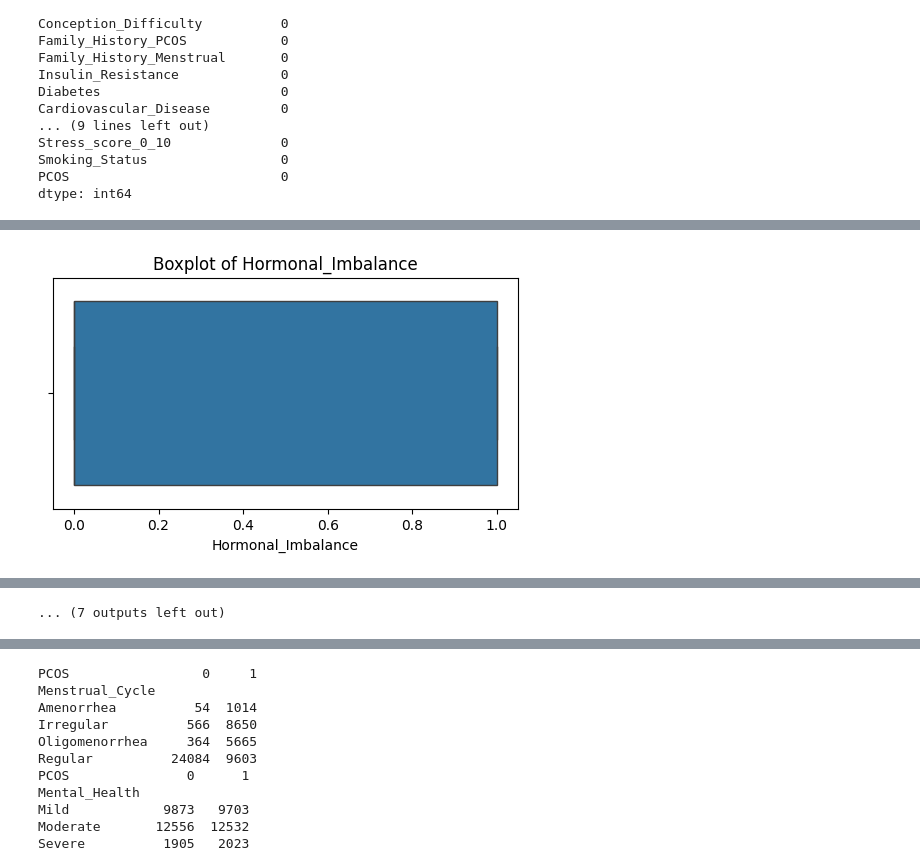
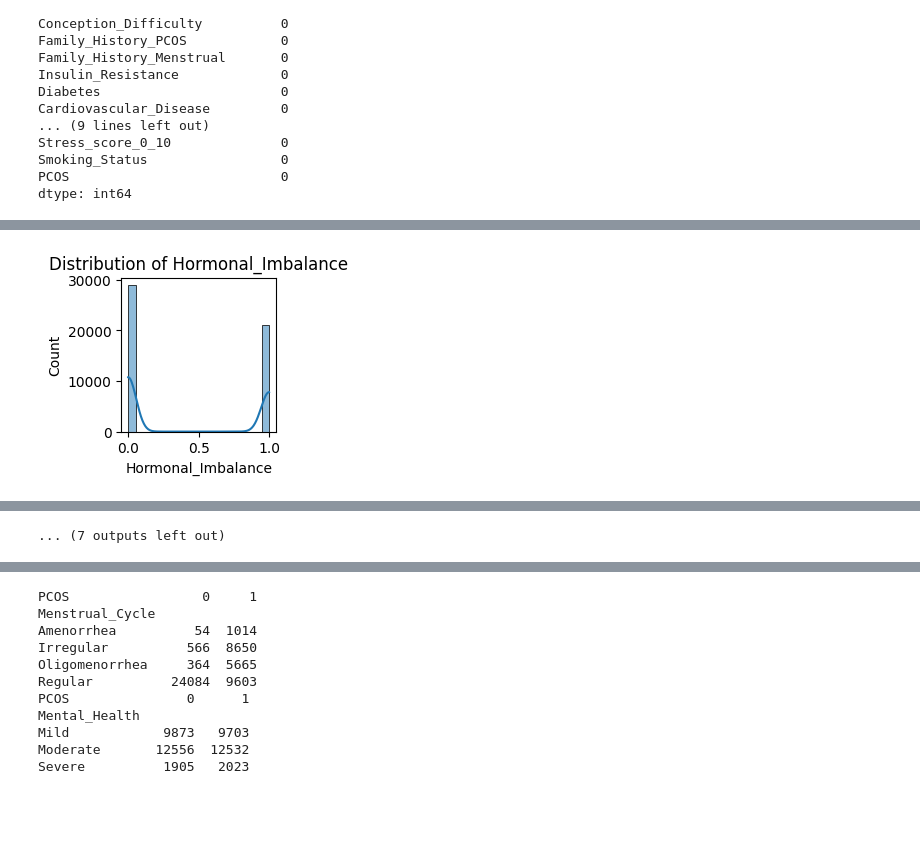
Before and after one commit to mahajan2255/FEMINA-AI, a Jupyter notebook: new.ipynb, the cells around one changed output, grey strips where cells are left out. Cells and saved outputs as stored; diff of their text form; code cells hidden in the pictures; blank space fills up the shorter version.

```diff
--- a/new.ipynb
+++ b/new.ipynb
@@ -20,6 +20,6 @@ import os
 import uuid
 import xgboost as xgb
 # %%
-df=pd.read_csv("D:\pcos\pcos_synthetic_50000.csv")
+df=pd.read_csv("E:\pcos\pcos_synthetic_50000.csv")
 # %%
 
@@ -127,10 +95,20 @@ dtype: int64
 import matplotlib.pyplot as plt
 import seaborn as sns
 
-numercial_cols=df.select_dtypes(include=['float64','int64']).columns
-for col in numercial_cols:
-    plt.figure(figsize=(2,2))
-    sns.histplot(df[col], kde=True)
+# Select numerical columns
+numerical_cols = df.select_dtypes(include=['float64', 'int64']).columns
+
+for col in numerical_cols:
+    plt.figure(figsize=(6,4))  # Better size
+
+    # Drop NaN values
+    data = df[col].dropna()
+
+    sns.histplot(data, kde=True)
     plt.title(f'Distribution of {col}')
+    plt.xlabel(col)
+    plt.ylabel('Frequency')
+
+    plt.tight_layout()
     plt.show()
 # %% [output]
@@ -149,9 +127,12 @@ for col in numercial_cols:
 ... (7 outputs left out)
 # %%
+import matplotlib.pyplot as plt
+import seaborn as sns
+numercial_cols=df.select_dtypes(include=['float64','int64']).columns
 for col in numercial_cols:
-    plt.figure(figsize=(6,3))
-    sns.boxplot(x=df[col])
-    plt.title(f'Boxplot of {col}')
+    plt.figure(figsize=(2,2))
+    sns.histplot(df[col], kde=True)
+    plt.title(f'Distribution of {col}')
     plt.show()
 # %% [output]
-[figure, old version]
+[figure, new version]
```
Also changed, not shown: parts of 10 cells of this notebook, 35 other files.
